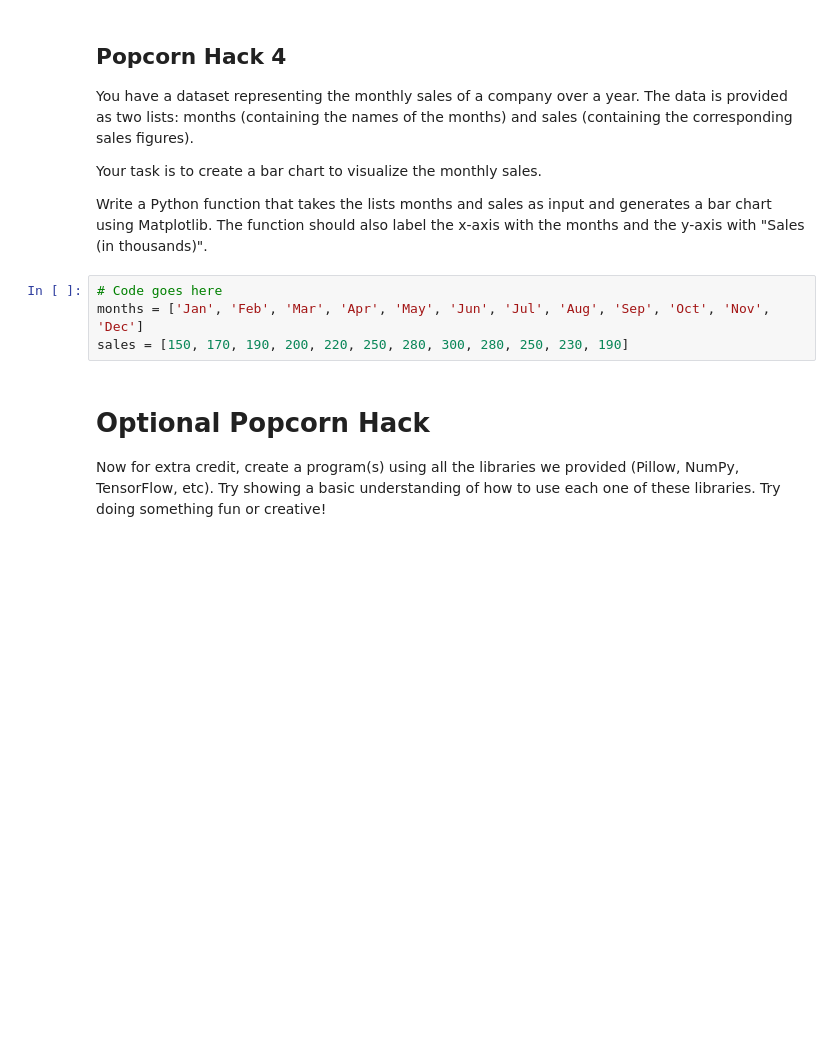
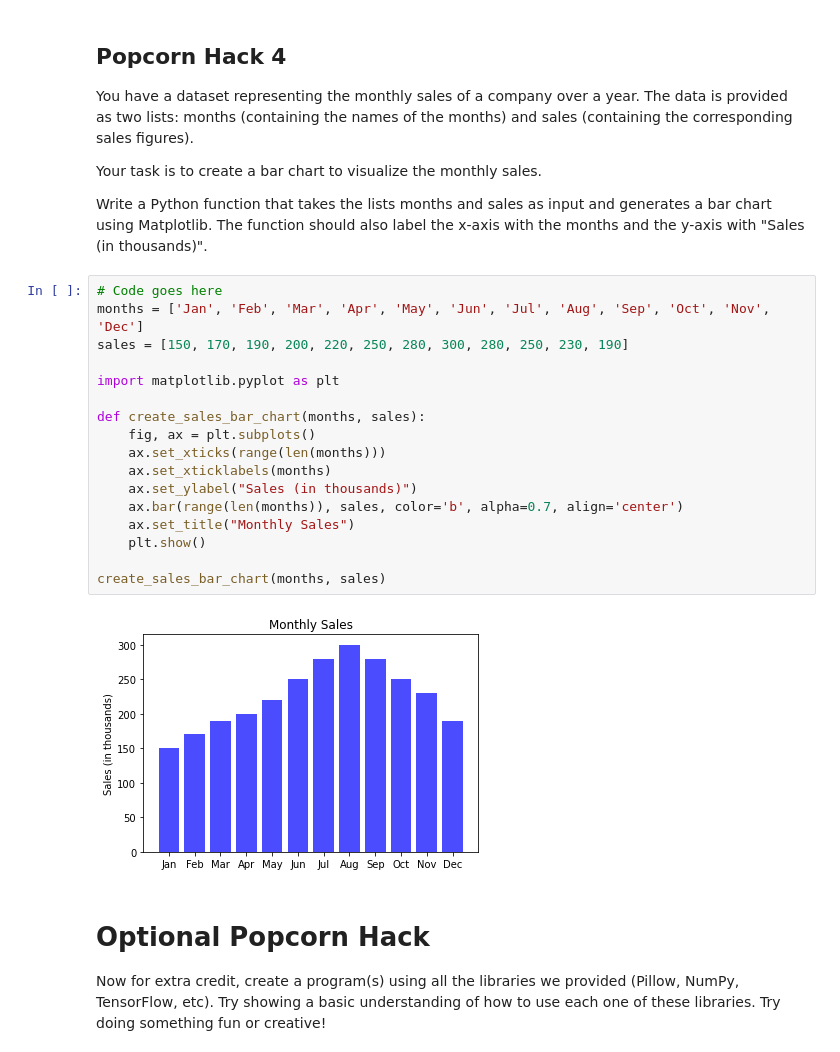
Before and after one commit to Gurbop/CSPBlog2, a Jupyter notebook: _notebooks/2023-10-21-teamteach.ipynb, the cells around one changed output. Drawn from its saved outputs; the diff is of its cells as text; blank space fills up the shorter version.

```diff
--- a/_notebooks/2023-10-21-teamteach.ipynb
+++ b/_notebooks/2023-10-21-teamteach.ipynb
@@ -125,7 +161,22 @@ Write a Python function that takes the lists months and sales as input and gener
 # %%
 # Code goes here
 months = ['Jan', 'Feb', 'Mar', 'Apr', 'May', 'Jun', 'Jul', 'Aug', 'Sep', 'Oct', 'Nov', 'Dec']
 sales = [150, 170, 190, 200, 220, 250, 280, 300, 280, 250, 230, 190]
+
+import matplotlib.pyplot as plt
+
+def create_sales_bar_chart(months, sales):
+    fig, ax = plt.subplots()
+    ax.set_xticks(range(len(months)))
+    ax.set_xticklabels(months)
+    ax.set_ylabel("Sales (in thousands)")
+    ax.bar(range(len(months)), sales, color='b', alpha=0.7, align='center')
+    ax.set_title("Monthly Sales")
+    plt.show()
+
+create_sales_bar_chart(months, sales)
+# %% [output]
+[figure, added]
 # %% [markdown]
 <h1>Optional Popcorn Hack</h1>
 Now for extra credit, create a program(s) using all the libraries we provided (Pillow, NumPy, TensorFlow, etc). Try showing a basic understanding of how to use each one of these libraries. Try doing something fun or creative!
```
Also changed, not shown: parts of 8 cells of this notebook, 2 other files.
